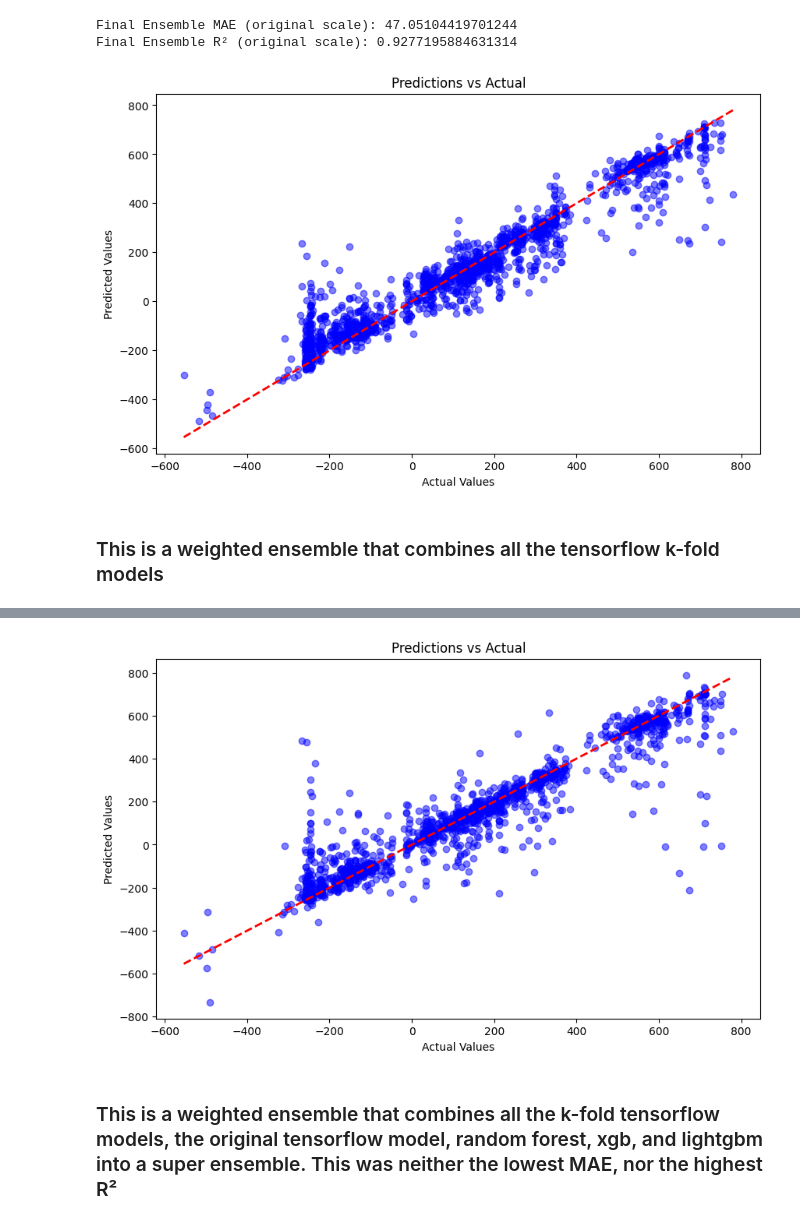
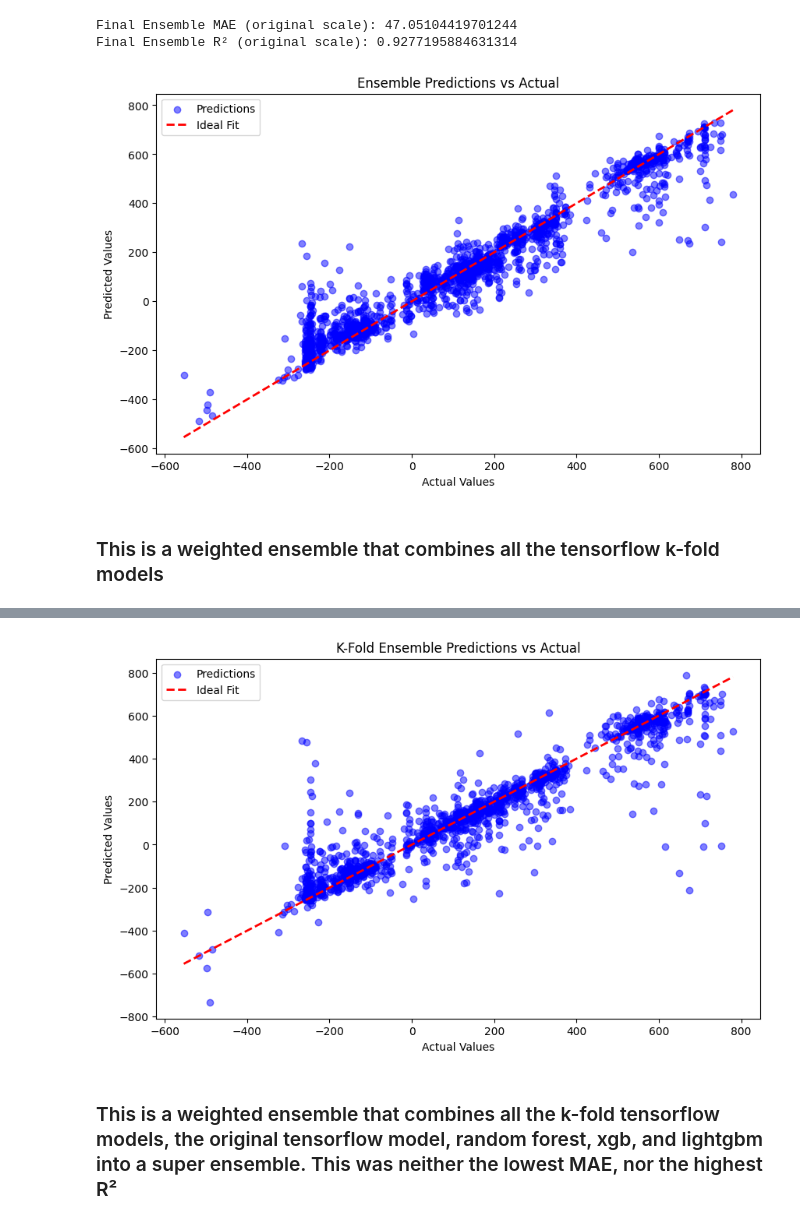
Before and after one commit to jack-stow/machine-learning-final, a Jupyter notebook: ancient_text_dater.ipynb, the cells around one changed output, grey strips where cells are left out. Cells and saved outputs as stored; diff of their text form; code cells hidden in the pictures.

Commit message:
Added legends to the ensemble graphs

```diff
--- a/ancient_text_dater.ipynb
+++ b/ancient_text_dater.ipynb
@@ -1485,14 +1485,15 @@ import numpy as np
 
 # Prediction vs Actual (Scatter plot)
 plt.figure(figsize=(10, 6))
-plt.scatter(y_test, final_predictions, alpha=0.5, color='b')
-plt.plot([min(y_test), max(y_test)], [min(y_test), max(y_test)], 'r--', lw=2)
-plt.title("Predictions vs Actual")
+plt.scatter(y_test, final_predictions, alpha=0.5, color='b', label='Predictions')
+plt.plot([min(y_test), max(y_test)], [min(y_test), max(y_test)], 'r--', lw=2, label='Ideal Fit')
+plt.title("Ensemble Predictions vs Actual")
 plt.xlabel("Actual Values")
 plt.ylabel("Predicted Values")
+plt.legend()
 plt.show()
 # %% [output]
-[figure, old version]
+[figure, new version]
 # %% [markdown]
 ### This is a weighted ensemble that combines all the tensorflow k-fold models
 # %%
@@ -1544,10 +1545,11 @@ print(f"Weighted Ensemble R²: {r2_weighted}")
 
 # Prediction vs Actual (Scatter plot)
 plt.figure(figsize=(10, 6))
-plt.scatter(y_test, ensemble_predictions, alpha=0.5, color='b')
-plt.plot([min(y_test), max(y_test)], [min(y_test), max(y_test)], 'r--', lw=2)
-plt.title("Predictions vs Actual")
+plt.scatter(y_test, ensemble_predictions, alpha=0.5, color='b', label='Predictions')
+plt.plot([min(y_test), max(y_test)], [min(y_test), max(y_test)], 'r--', lw=2, label='Ideal Fit')
+plt.title("K-Fold Ensemble Predictions vs Actual")
 plt.xlabel("Actual Values")
 plt.ylabel("Predicted Values")
+plt.legend()
 plt.show()
 # %% [output]
@@ -1564,8 +1566,8 @@ plt.show()
 Final Ensemble MAE: 45.81580272169052
 Final Ensemble R²: 0.8877325059156884
 Weighted Ensemble MAE: 45.75618234045832
 Weighted Ensemble R²: 0.88787134158084
-[figure, old version]
+[figure, new version]
 # %% [markdown]
 ### This is a weighted ensemble that combines all the k-fold tensorflow models, the original tensorflow model, random forest, xgb, and lightgbm into a super ensemble. This was neither the lowest MAE, nor the highest R²
 # %%
```
Also changed, not shown: parts of 4 cells of this notebook.
